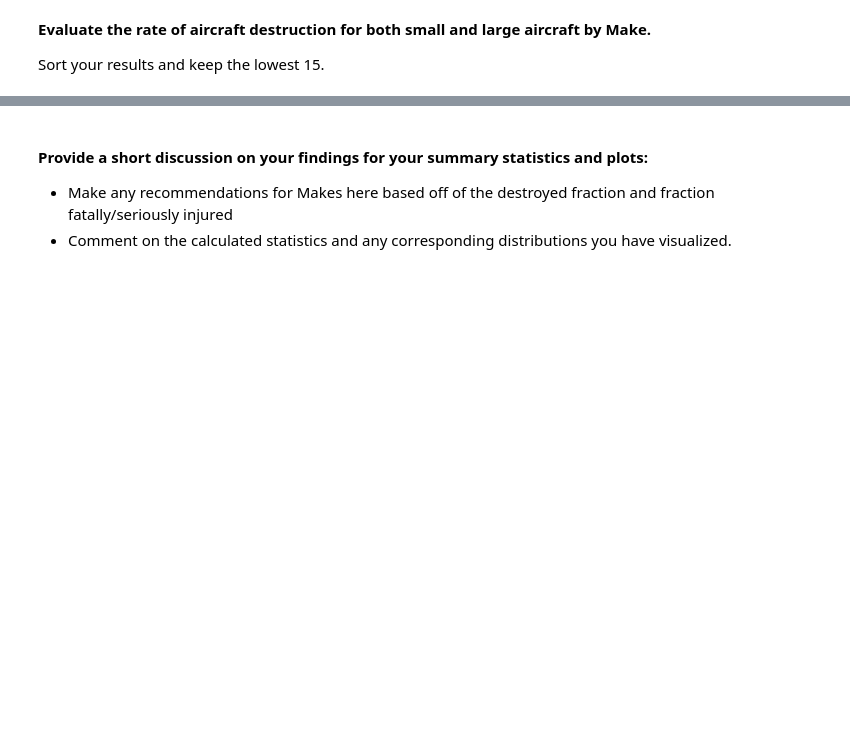
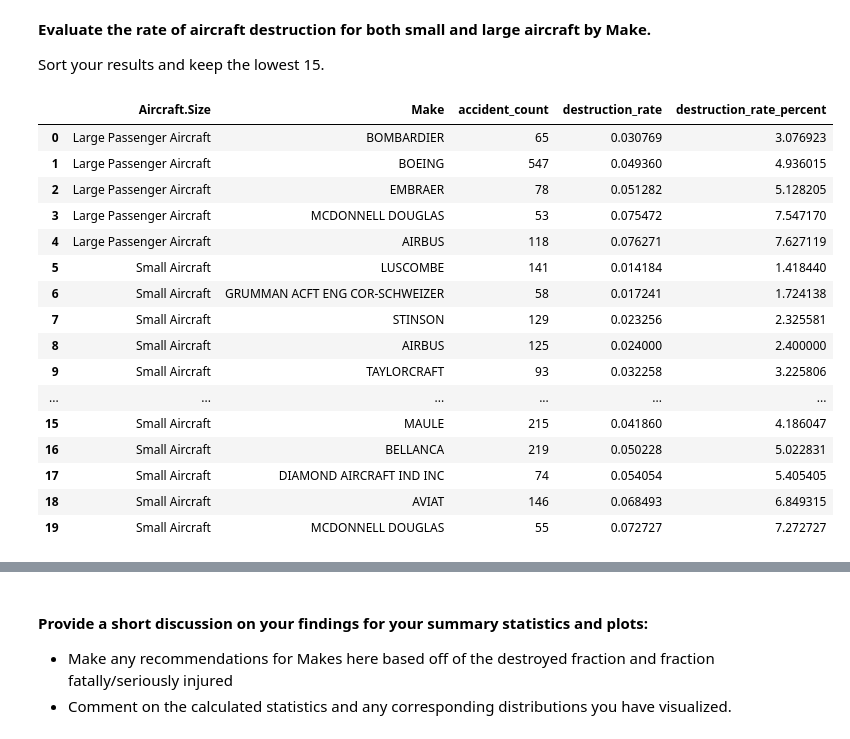
Before and after one commit to amacken3/dsc-course0-m8-lab, a Jupyter notebook: Aviation_Accidents_Data_Analysis.ipynb, the cells around one changed output, grey strips where cells are left out. Saved outputs shown, nothing was run; the diff lists cells and outputs as text; code cells hidden in the pictures; blank space fills up the shorter version.

```diff
--- a/Aviation_Accidents_Data_Analysis.ipynb
+++ b/Aviation_Accidents_Data_Analysis.ipynb
@@ -148,3 +210,55 @@ Use a stripplot to look at the distribution of the fraction of passengers seriou
 **Evaluate the rate of aircraft destruction for both small and large aircraft by Make.**
 
 Sort your results and keep the lowest 15.
+# %%
+make_destruction_summary = (
+    df.groupby(["Aircraft.Size", "Make"])
+    .agg(
+        accident_count=("Make", "size"),
+        destruction_rate=("Aircraft.Destroyed", "mean"),
+    )
+    .reset_index()
+)
+
+min_records_per_group = 20
+
+make_destruction_summary_filtered = make_destruction_summary[
+    make_destruction_summary["accident_count"] >= min_records_per_group
+].copy()
+
+lowest_15_destruction_by_size = (
+    make_destruction_summary_filtered
+    .sort_values(
+        ["Aircraft.Size", "destruction_rate"],
+        ascending=[True, True],
+    )
+    .groupby("Aircraft.Size")
+    .head(15)
+    .copy()
+)
+
+lowest_15_destruction_by_size["destruction_rate_percent"] = (
+    lowest_15_destruction_by_size["destruction_rate"] * 100
+)
+
+lowest_15_destruction_by_size = lowest_15_destruction_by_size.reset_index(drop=True)
+
+lowest_15_destruction_by_size
+# %% [output]
+|  | Aircraft.Size | Make | accident_count | destruction_rate | destruction_rate_percent |
+| 0 | Large Passenger Aircraft | BOMBARDIER | 65 | 0.030769 | 3.076923 |
+| 1 | Large Passenger Aircraft | BOEING | 547 | 0.049360 | 4.936015 |
+| 2 | Large Passenger Aircraft | EMBRAER | 78 | 0.051282 | 5.128205 |
+| 3 | Large Passenger Aircraft | MCDONNELL DOUGLAS | 53 | 0.075472 | 7.547170 |
+| 4 | Large Passenger Aircraft | AIRBUS | 118 | 0.076271 | 7.627119 |
+| 5 | Small Aircraft | LUSCOMBE | 141 | 0.014184 | 1.418440 |
+| 6 | Small Aircraft | GRUMMAN ACFT ENG COR-SCHWEIZER | 58 | 0.017241 | 1.724138 |
+| 7 | Small Aircraft | STINSON | 129 | 0.023256 | 2.325581 |
+| 8 | Small Aircraft | AIRBUS | 125 | 0.024000 | 2.400000 |
+| 9 | Small Aircraft | TAYLORCRAFT | 93 | 0.032258 | 3.225806 |
+| ... | ... | ... | ... | ... | ... |
+| 15 | Small Aircraft | MAULE | 215 | 0.041860 | 4.186047 |
+| 16 | Small Aircraft | BELLANCA | 219 | 0.050228 | 5.022831 |
+| 17 | Small Aircraft | DIAMOND AIRCRAFT IND INC | 74 | 0.054054 | 5.405405 |
+| 18 | Small Aircraft | AVIAT | 146 | 0.068493 | 6.849315 |
+| 19 | Small Aircraft | MCDONNELL DOUGLAS | 55 | 0.072727 | 7.272727 |
```
Also changed, not shown: parts of 7 cells of this notebook.
